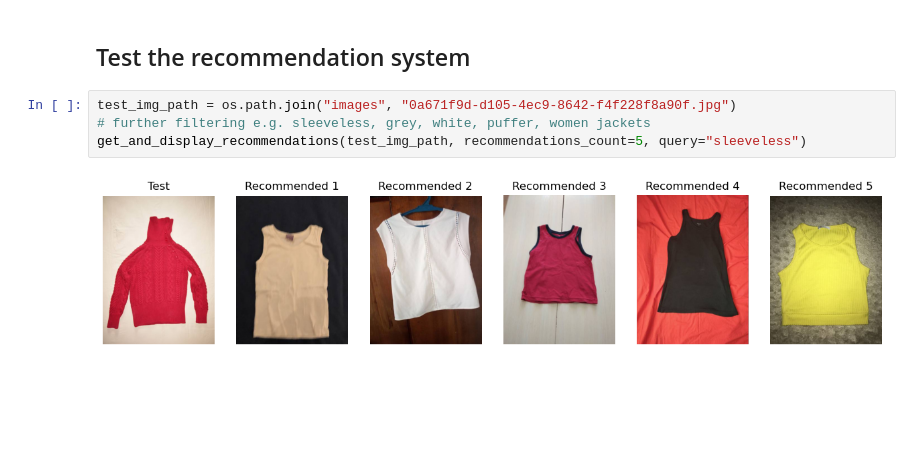
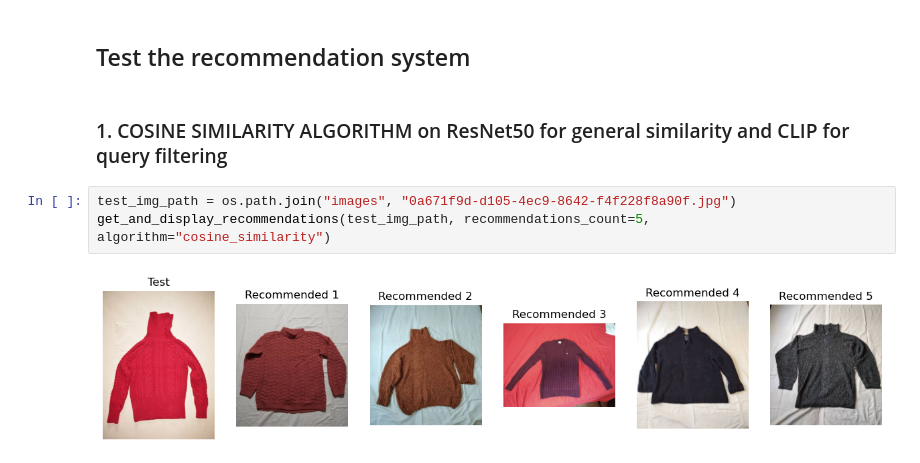
Before and after one commit to engrhaider/fashion_recommendation_system, a Jupyter notebook: main.ipynb, the cells around one changed output. Drawn from its saved outputs; the diff is of its cells as text; blank space fills up the shorter version.

Commit message:
Implemented similarity search using euclidean distance, FAISS Euclidean and other improvements.

```diff
--- a/main.ipynb
+++ b/main.ipynb
@@ -204,9 +283,10 @@ feature_vectors_matrix = np.load("embeddings/resnet_feature_matrix.npy")
 semantic_feature_vectors_matrix = np.load("embeddings/clip_feature_matrix.npy")
 # %% [markdown]
 ## Test the recommendation system
+# %% [markdown]
+### 1. COSINE SIMILARITY ALGORITHM on ResNet50 for general similarity and CLIP for query filtering
 # %%
 test_img_path = os.path.join("images", "0a671f9d-d105-4ec9-8642-f4f228f8a90f.jpg")
-# further filtering e.g. sleeveless, grey, white, puffer, women jackets
-get_and_display_recommendations(test_img_path, recommendations_count=5, query="sleeveless")
+get_and_display_recommendations(test_img_path, recommendations_count=5, algorithm="cosine_similarity")
 # %% [output]
-[figure, old version]
+[figure, new version]
```
Also changed, not shown: parts of 14 cells of this notebook, 2 other files.
